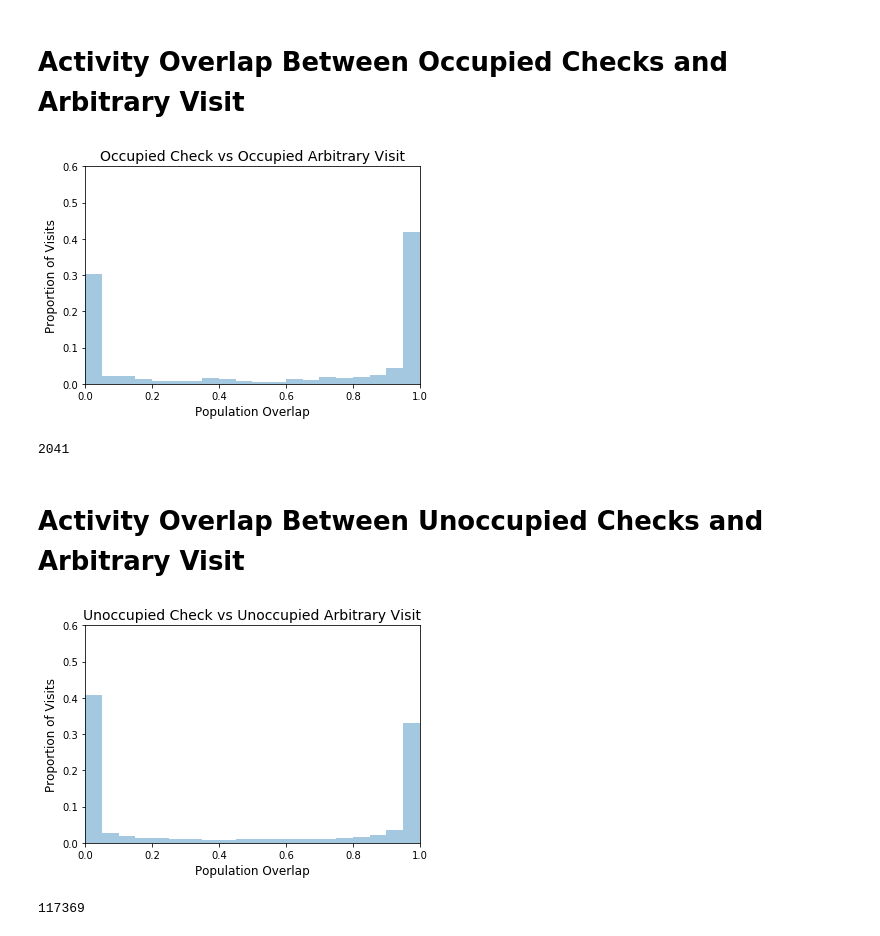
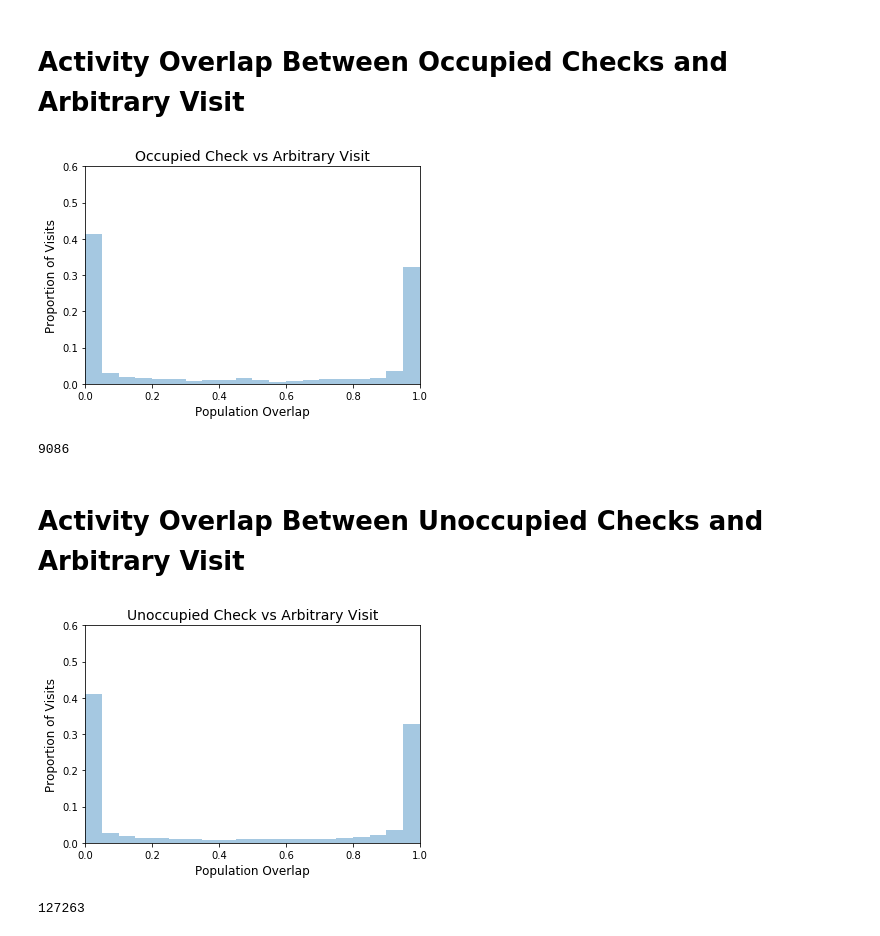
Before and after one commit to chingf/cache-arena-analysis, a Jupyter notebook: notebooks/3-population-reactivation-with-checks/2-context-dependent-reactivation.ipynb, the cells around one changed output. Cells and saved outputs as stored; diff of their text form; code cells hidden in the pictures.

Commit message:
Change cache presence data structure to specify site

```diff
--- a/notebooks/3-population-reactivation-with-checks/2-context-dependent-reactivation.ipynb
+++ b/notebooks/3-population-reactivation-with-checks/2-context-dependent-reactivation.ipynb
@@ -44,7 +44,7 @@ for fil_string in population_patterns.keys():
         for j, ch_visit in enumerate(ch_visits):
             ch_site = exp_data.event_sites[exp_data.check_event][j]
             if ch_site != c_site: continue
-            if not exp_data.cache_present[ch_visit]: continue
+            if not exp_data.cache_present[ch_visit, c_site-1]: continue
             check_pattern_mat = visit_patterns[ch_visit]
             overlaps = []
             for check_pattern in check_pattern_mat.T:
@@ -81,7 +81,7 @@ for fil_string in population_patterns.keys():
         for j, ch_visit in enumerate(ch_visits):
             ch_site = exp_data.event_sites[exp_data.check_event][j]
             if ch_site != c_site: continue
-            if exp_data.cache_present[ch_visit]: continue
+            if exp_data.cache_present[ch_visit, c_site-1]: continue
             check_pattern_mat = visit_patterns[ch_visit]
             overlaps = []
             for check_pattern in check_pattern_mat.T:
@@ -111,13 +111,13 @@ for fil_string in population_patterns.keys():
 
     for i, ch_visit in enumerate(ch_visits):
         ch_site = exp_data.event_sites[exp_data.check_event][i]
-        if not exp_data.cache_present[ch_visit]: continue
+        if not exp_data.cache_present[ch_visit, ch_site-1]: continue
         check_pattern_mat = visit_patterns[ch_visit]
         for j, ch2_visit in enumerate(ch_visits):
             if j <= i: continue
             ch2_site = exp_data.event_sites[exp_data.check_event][j]
             if ch_site != ch2_site: continue
-            if exp_data.cache_present[ch2_visit]: continue
+            if exp_data.cache_present[ch2_visit, ch2_site-1]: continue
             check2_pattern_mat = visit_patterns[ch2_visit]
             overlaps = []
             for check2_pattern in check2_pattern_mat.T:
@@ -139,32 +139,31 @@ plot_overlaps(all_overlaps, "Occupied Check vs Unoccupied Check")
 # %%
 all_overlaps = []
 for fil_string in population_patterns.keys():
     f = h5py.File(fil_string, 'r')
     exp_data = ExpData(f)
     ch_visits = population_patterns[fil_string]['ch_visits']
     noncrch_visits = population_patterns[fil_string]['noncrch_visits']
     visit_patterns = population_patterns[fil_string]['visit_patterns']
     for i, ch_visit in enumerate(ch_visits):
         ch_site = exp_data.event_sites[exp_data.check_event][i]
-        if not exp_data.cache_present[ch_visit]: continue
+        if not exp_data.cache_present[ch_visit, ch_site-1]: continue
         check_pattern_mat = visit_patterns[ch_visit]
         for j, noncrch_visit in enumerate(noncrch_visits):
             overlaps = []
             noncrch_site = exp_data.visit_wedges[noncrch_visit]
             if noncrch_site != ch_site: continue
-            if not exp_data.cache_present[noncrch_visit]: continue
             navig_pattern_mat = visit_patterns[noncrch_visit]
             for navig_pattern in navig_pattern_mat.T:
                 overlaps.append(np.nanmax(
                     popln_overlap(check_pattern_mat, navig_pattern)
                     ))
             if len(overlaps) > 0:
                 all_overlaps.append(np.nanmax(overlaps))
 
-plot_overlaps(all_overlaps, "Occupied Check vs Occupied Arbitrary Visit")
+plot_overlaps(all_overlaps, "Occupied Check vs Arbitrary Visit")
 # %% [output]
-[figure, old version]
+[figure, new version]
-2041
+9086
 # %% [markdown]
 # Activity Overlap Between Unoccupied Checks and Arbitrary Visit
 # %%
@@ -177,13 +176,12 @@ for fil_string in population_patterns.keys():
     visit_patterns = population_patterns[fil_string]['visit_patterns']
     for i, ch_visit in enumerate(ch_visits):
         ch_site = exp_data.event_sites[exp_data.check_event][i]
-        if exp_data.cache_present[ch_visit]: continue
+        if exp_data.cache_present[ch_visit, ch_site-1]: continue
         check_pattern_mat = visit_patterns[ch_visit]
         for j, noncrch_visit in enumerate(noncrch_visits):
             overlaps = []
             noncrch_site = exp_data.visit_wedges[noncrch_visit]
             if noncrch_site != ch_site: continue
-            if exp_data.cache_present[noncrch_visit]: continue
             navig_pattern_mat = visit_patterns[noncrch_visit]
             for navig_pattern in navig_pattern_mat.T:
                 overlaps.append(np.nanmax(
@@ -192,7 +190,7 @@ for fil_string in population_patterns.keys():
             if len(overlaps) > 0:
                 all_overlaps.append(np.nanmax(overlaps))
 
-plot_overlaps(all_overlaps, "Unoccupied Check vs Unoccupied Arbitrary Visit")
+plot_overlaps(all_overlaps, "Unoccupied Check vs Arbitrary Visit")
 # %% [output]
-[figure, old version]
+[figure, new version]
-117369
+127263
```
Also changed, not shown: 1 other file.
